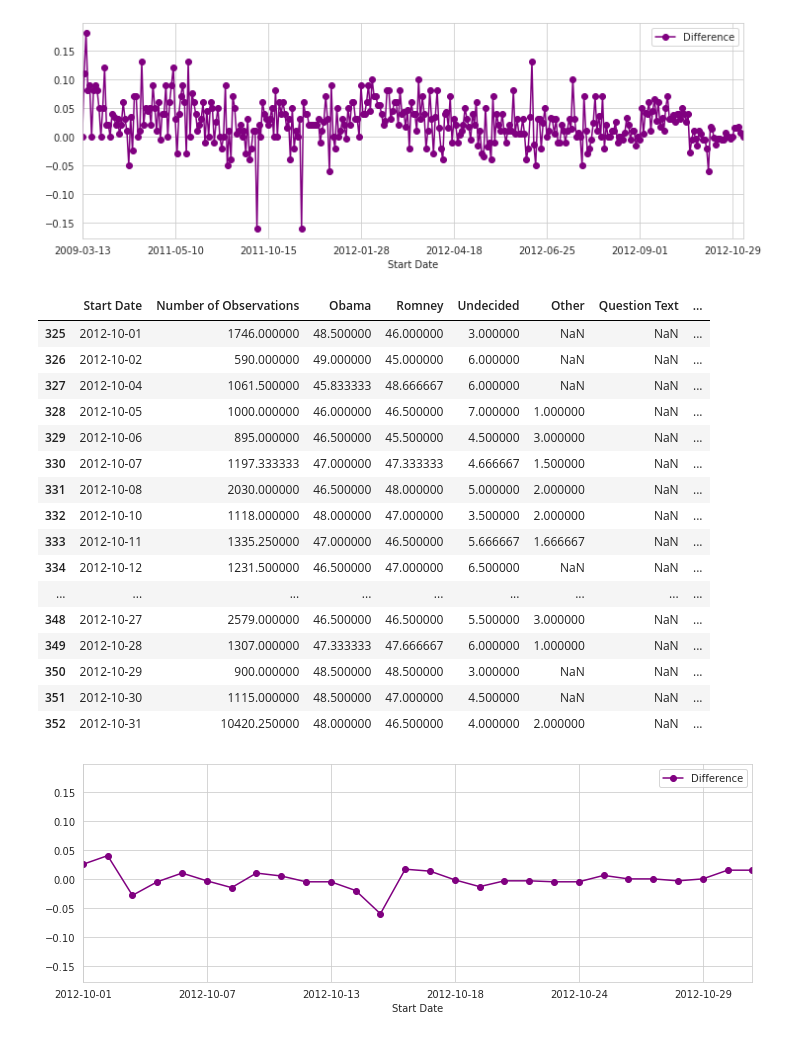
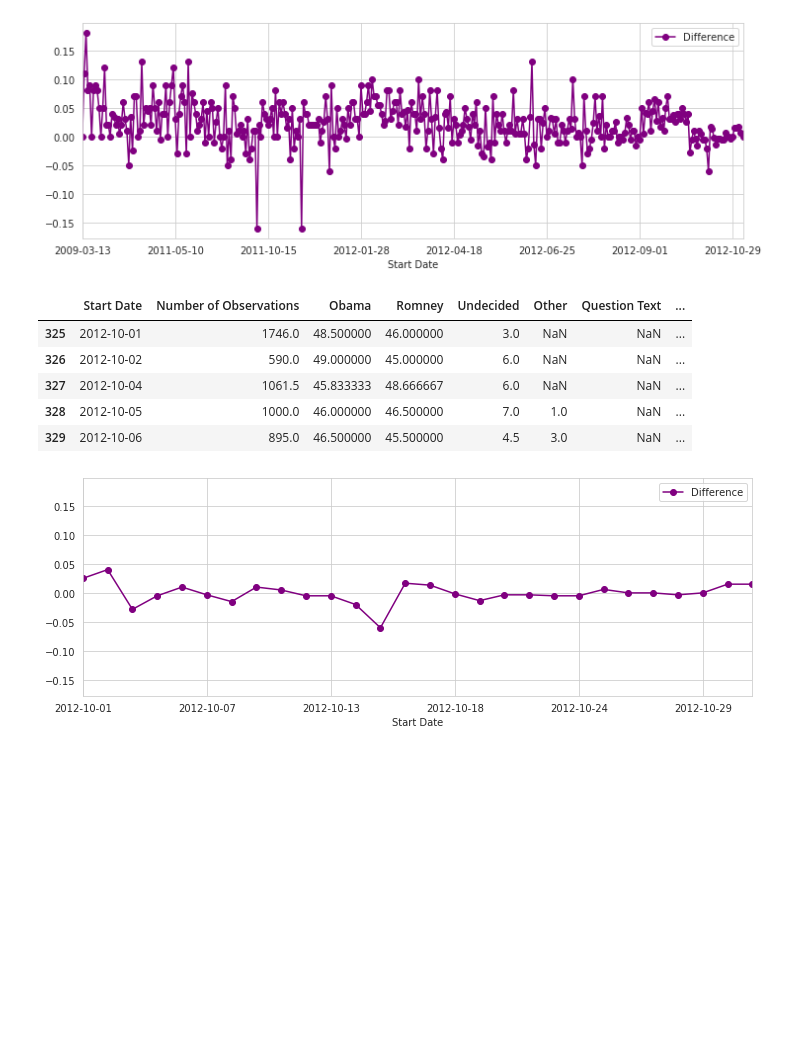
Before and after one commit to kisk0419/Python_learning, a Jupyter notebook: usa_selection.ipynb, the cells around one changed output. Saved outputs shown, nothing was run; the diff lists cells and outputs as text; code cells hidden in the pictures; blank space fills up the shorter version.

```diff
--- a/usa_selection.ipynb
+++ b/usa_selection.ipynb
@@ -160,25 +160,14 @@ fig = poll_df.plot('Start Date', 'Difference', figsize=(12,4), marker='o', lines
 # %%
 # 討論会 2012/10/3 10/11 10/22
 # %%
-poll_df[poll_df['Start Date'].apply(lambda x: x.startswith('2012-10'))]
+poll_df[poll_df['Start Date'].apply(lambda x: x.startswith('2012-10'))].head()
 # %% [output]
 |  | Start Date | Number of Observations | Obama | Romney | Undecided | Other | Question Text | ... |
-| 325 | 2012-10-01 | 1746.000000 | 48.500000 | 46.000000 | 3.000000 | NaN | NaN | ... |
-| 326 | 2012-10-02 | 590.000000 | 49.000000 | 45.000000 | 6.000000 | NaN | NaN | ... |
-| 327 | 2012-10-04 | 1061.500000 | 45.833333 | 48.666667 | 6.000000 | NaN | NaN | ... |
-| 328 | 2012-10-05 | 1000.000000 | 46.000000 | 46.500000 | 7.000000 | 1.000000 | NaN | ... |
-| 329 | 2012-10-06 | 895.000000 | 46.500000 | 45.500000 | 4.500000 | 3.000000 | NaN | ... |
-| 330 | 2012-10-07 | 1197.333333 | 47.000000 | 47.333333 | 4.666667 | 1.500000 | NaN | ... |
-| 331 | 2012-10-08 | 2030.000000 | 46.500000 | 48.000000 | 5.000000 | 2.000000 | NaN | ... |
-| 332 | 2012-10-10 | 1118.000000 | 48.000000 | 47.000000 | 3.500000 | 2.000000 | NaN | ... |
-| 333 | 2012-10-11 | 1335.250000 | 47.000000 | 46.500000 | 5.666667 | 1.666667 | NaN | ... |
-| 334 | 2012-10-12 | 1231.500000 | 46.500000 | 47.000000 | 6.500000 | NaN | NaN | ... |
-| ... | ... | ... | ... | ... | ... | ... | ... | ... |
-| 348 | 2012-10-27 | 2579.000000 | 46.500000 | 46.500000 | 5.500000 | 3.000000 | NaN | ... |
-| 349 | 2012-10-28 | 1307.000000 | 47.333333 | 47.666667 | 6.000000 | 1.000000 | NaN | ... |
-| 350 | 2012-10-29 | 900.000000 | 48.500000 | 48.500000 | 3.000000 | NaN | NaN | ... |
-| 351 | 2012-10-30 | 1115.000000 | 48.500000 | 47.000000 | 4.500000 | NaN | NaN | ... |
-| 352 | 2012-10-31 | 10420.250000 | 48.000000 | 46.500000 | 4.000000 | 2.000000 | NaN | ... |
+| 325 | 2012-10-01 | 1746.0 | 48.500000 | 46.000000 | 3.0 | NaN | NaN | ... |
+| 326 | 2012-10-02 | 590.0 | 49.000000 | 45.000000 | 6.0 | NaN | NaN | ... |
+| 327 | 2012-10-04 | 1061.5 | 45.833333 | 48.666667 | 6.0 | NaN | NaN | ... |
+| 328 | 2012-10-05 | 1000.0 | 46.000000 | 46.500000 | 7.0 | 1.0 | NaN | ... |
+| 329 | 2012-10-06 | 895.0 | 46.500000 | 45.500000 | 4.5 | 3.0 | NaN | ... |
 # %%
 fig = poll_df.plot('Start Date', 'Difference', figsize=(12,4), marker='o', linestyle='-', color='purple', xlim=(325,352))
 # %% [output]
```
Also changed, not shown: parts of 35 cells of this notebook.
